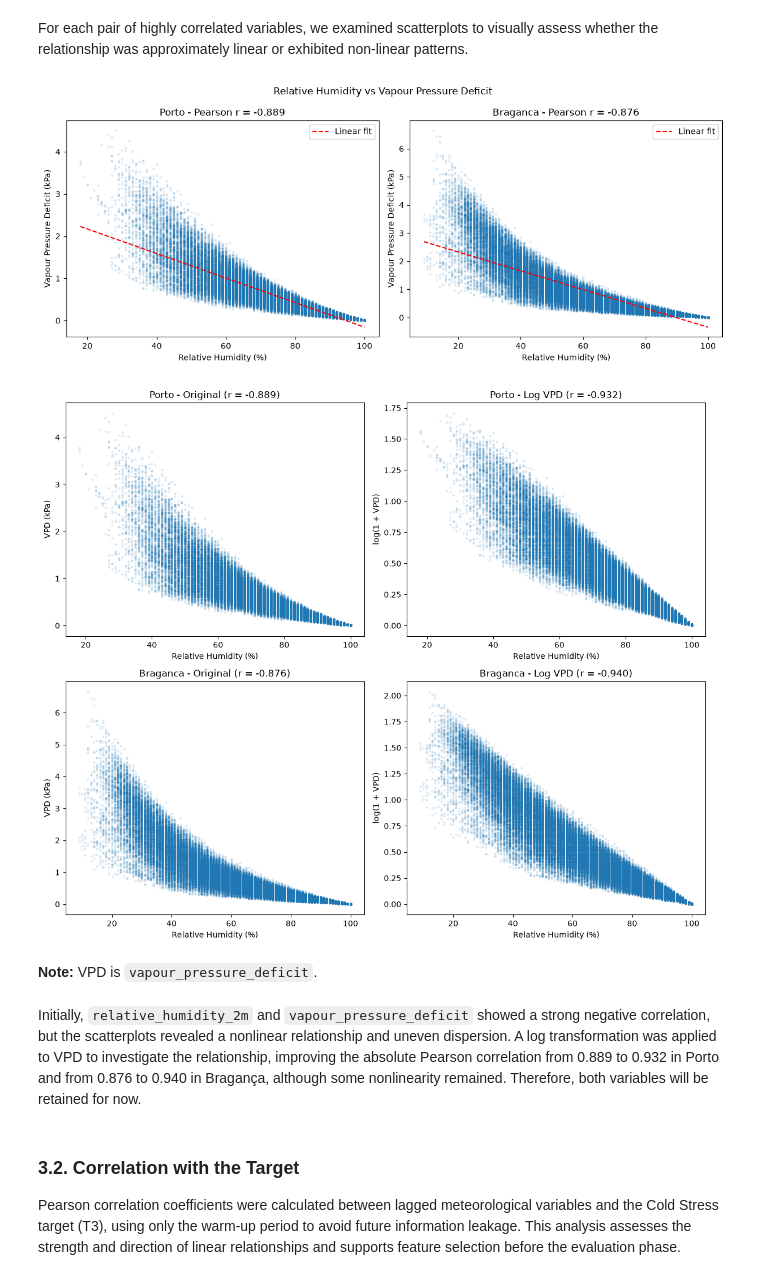
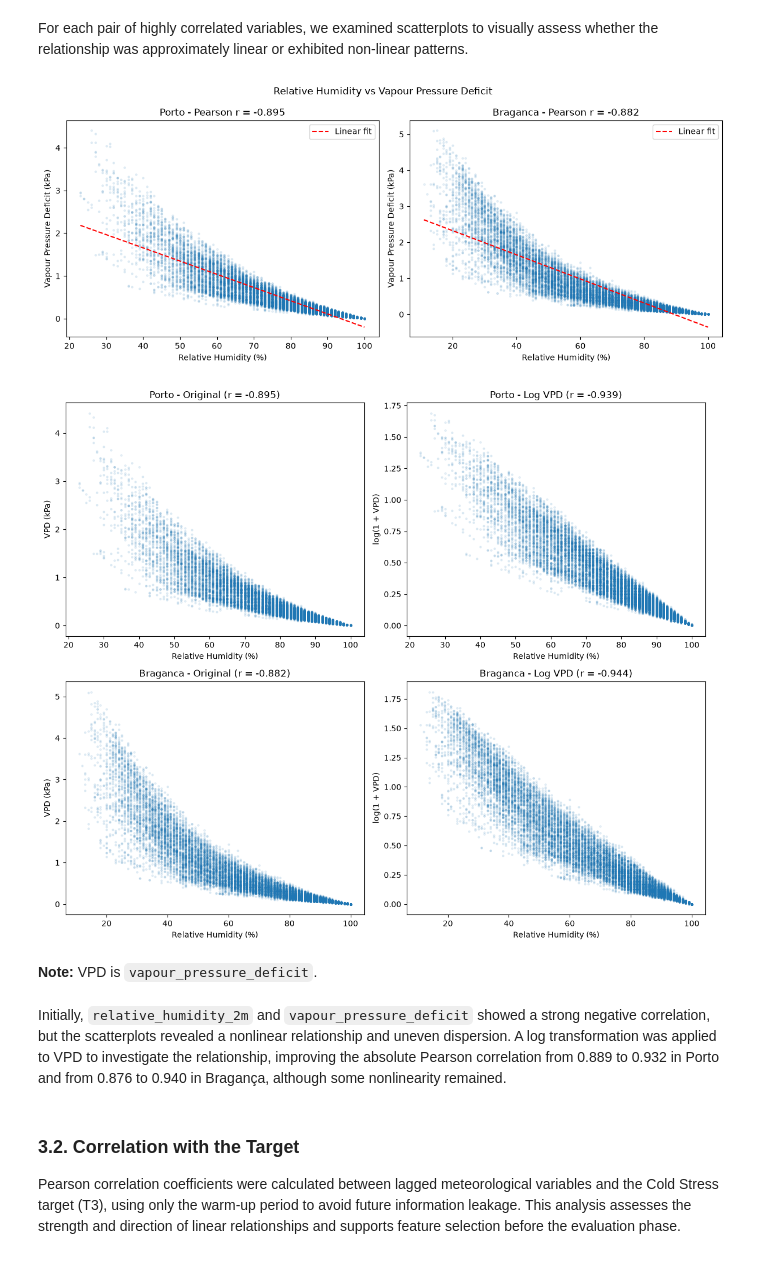
Before and after one commit to JoaoSilva042/data-stream-mining-pa27, a Jupyter notebook: notebooks/01_data_quality_eda.ipynb, the cells around one changed output. Drawn from its saved outputs; the diff is of its cells as text; code cells hidden in the pictures.

```diff
--- a/notebooks/01_data_quality_eda.ipynb
+++ b/notebooks/01_data_quality_eda.ipynb
@@ -280,7 +280,7 @@ matrix for completeness because they are stored numerically. However, their
 Pearson coefficients are not used for feature-selection decisions because
 weather code is categorical and wind direction is circular.
 # %%
-for city, df in cities.items():
+for city, df in warmup.items():
 
     # Calculate Pearson correlation
     corr = df[weather].corr(method="pearson")
@@ -395,7 +395,7 @@ For each pair of highly correlated variables, we examined scatterplots to visual
 # %%
 fig, axes = plt.subplots(1, 2, figsize=(12, 5))
 
-for ax, (city, df) in zip(axes, cities.items()):
+for ax, (city, df) in zip(axes, warmup.items()):
 
     x = df["relative_humidity_2m"]
     y = df["vapour_pressure_deficit"]
@@ -432,41 +432,41 @@ plt.savefig(
 
 plt.show()
 # %% [output]
-[figure, old version]
+[figure, new version]
 # %%
 fig, axes = plt.subplots(2, 2, figsize=(12, 10))
 
-for i, (city, df) in enumerate(cities.items()):
+for i, (city, df) in enumerate(warmup.items()):
 
     x = df["relative_humidity_2m"]
     y = df["vapour_pressure_deficit"]
 
     # Original relationship
     axes[i, 0].scatter(x, y, alpha=0.1, s=5)
     axes[i, 0].set_title(
         f"{city} - Original (r = {x.corr(y):.3f})"
     )
     axes[i, 0].set_xlabel("Relative Humidity (%)")
     axes[i, 0].set_ylabel("VPD (kPa)")
 
     # Log-transformed VPD
     y_log = np.log1p(y)
 
     axes[i, 1].scatter(x, y_log, alpha=0.1, s=5)
     axes[i, 1].set_title(
         f"{city} - Log VPD (r = {x.corr(y_log):.3f})"
     )
     axes[i, 1].set_xlabel("Relative Humidity (%)")
     axes[i, 1].set_ylabel("log(1 + VPD)")
 
 plt.tight_layout()
 plt.show()
 # %% [output]
-[figure, old version]
+[figure, new version]
 # %% [markdown]
 **Note:** VPD is `vapour_pressure_deficit`.
 # %% [markdown]
-Initially, `relative_humidity_2m` and `vapour_pressure_deficit` showed a strong negative correlation, but the scatterplots revealed a nonlinear relationship and uneven dispersion. A log transformation was applied to VPD to investigate the relationship, improving the absolute Pearson correlation from 0.889 to 0.932 in Porto and from 0.876 to 0.940 in Bragança, although some nonlinearity remained. Therefore, both variables will be retained for now.
+Initially, `relative_humidity_2m` and `vapour_pressure_deficit` showed a strong negative correlation, but the scatterplots revealed a nonlinear relationship and uneven dispersion. A log transformation was applied to VPD to investigate the relationship, improving the absolute Pearson correlation from 0.889 to 0.932 in Porto and from 0.876 to 0.940 in Bragança, although some nonlinearity remained.
 # %% [markdown]
 ### 3.2. Correlation with the Target
 
```
Also changed, not shown: parts of 6 cells of this notebook, 16 other files.
